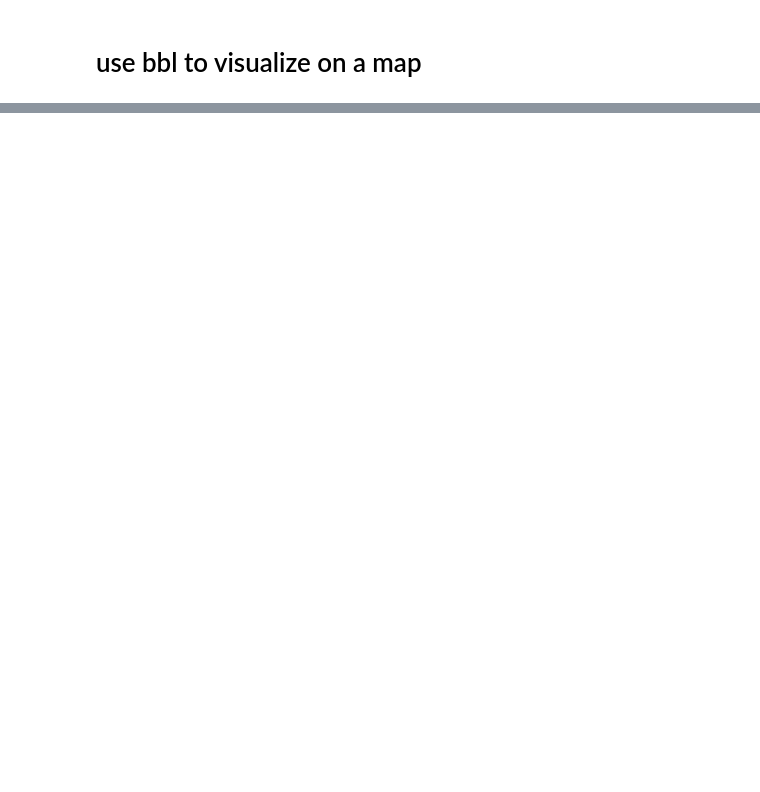
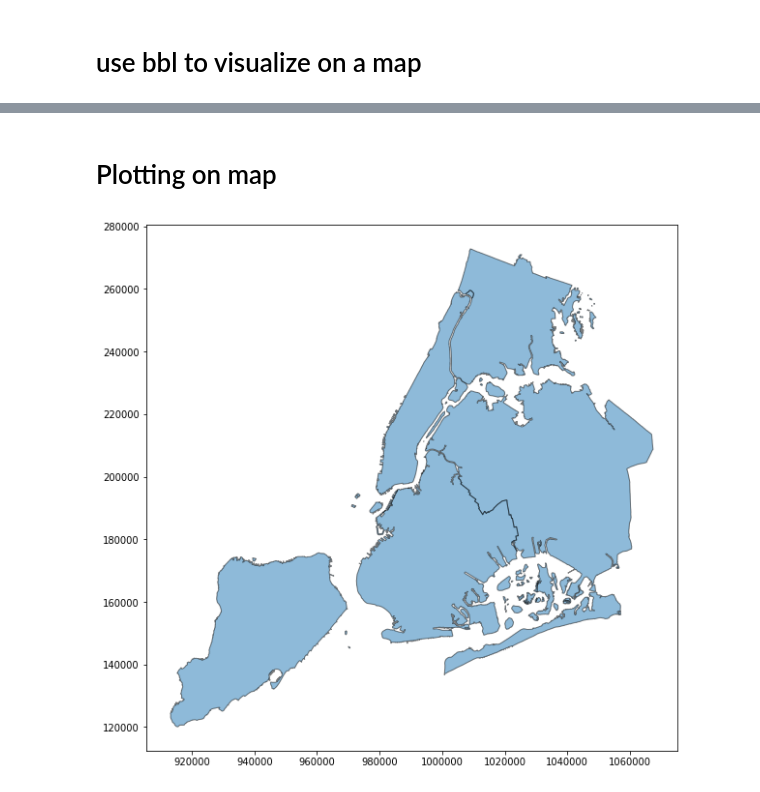
Before and after one commit to cseg-tech/heatseek_nycdb, a Jupyter notebook: Violations_and_Geography.ipynb, the cells around one changed output, grey strips where cells are left out. Drawn from its saved outputs; the diff is of its cells as text; code cells hidden in the pictures; blank space fills up the shorter version.

```diff
--- a/Violations_and_Geography.ipynb
+++ b/Violations_and_Geography.ipynb
@@ -85,0 +133,10 @@ top100_bbl = top100_df['bbl'].unique()
+# %% [markdown]
+# Plotting on map
+# %%
+import geopandas
+
+nyc_map = geopandas.read_file(geopandas.datasets.get_path('nybb'))
+ax = nyc_map.plot(figsize=(10, 10), alpha=0.5, edgecolor='k')
+nyc_map = nyc_map.to_crs(epsg=3857)
+# %% [output]
+[figure, added]
```
Also changed, not shown: parts of 16 cells of this notebook.
